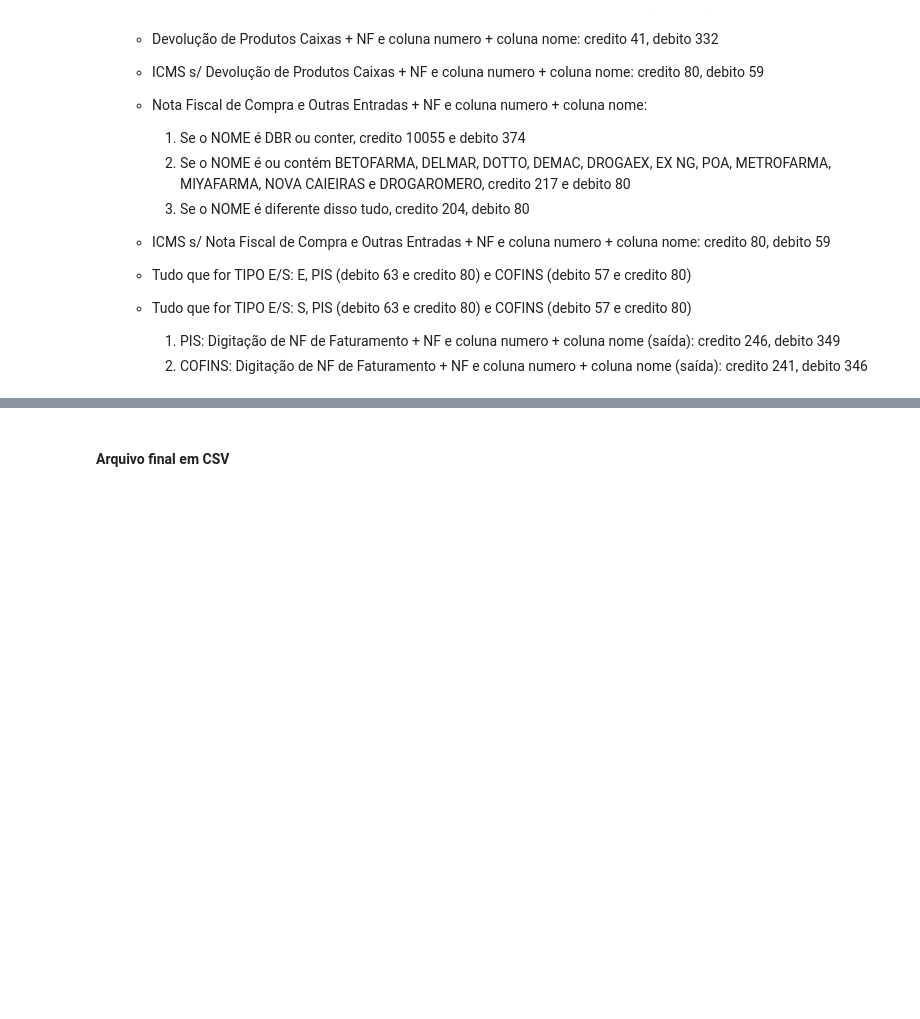
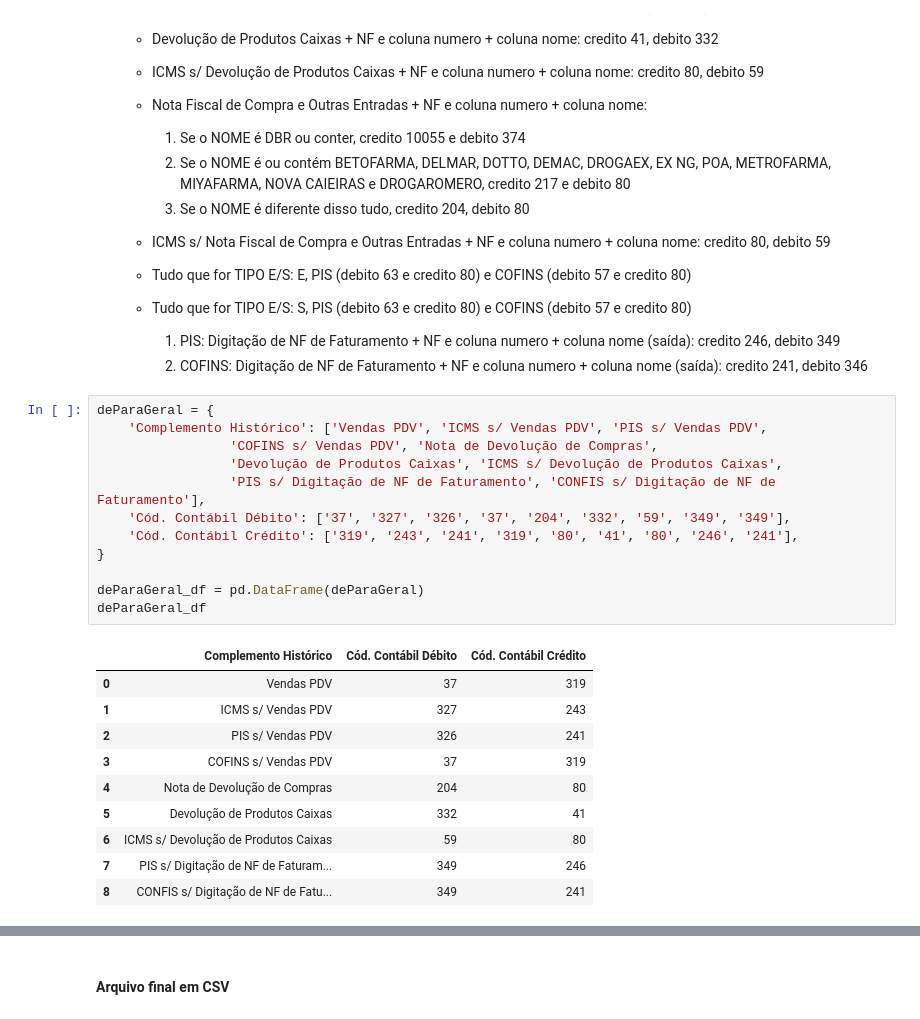
Before and after one commit to mayaram4rtins/compilador-de-arquivos-excel, a Jupyter notebook: compilador-de-arquivos-excel.ipynb, the cells around one changed output, grey strips where cells are left out. Cells and saved outputs as stored; diff of their text form; blank space fills up the shorter version.

```diff
--- a/compilador-de-arquivos-excel.ipynb
+++ b/compilador-de-arquivos-excel.ipynb
@@ -656,3 +656,26 @@ arqFinal_df.reset_index()
      * Tudo que for TIPO E/S: S, PIS (debito 63 e credito 80) e COFINS (debito 57 e credito 80)
           1. PIS: Digitação de NF de Faturamento + NF e coluna numero + coluna nome (saída): credito 246, debito 349
           2. COFINS: Digitação de NF de Faturamento + NF e coluna numero + coluna nome (saída): credito 241, debito 346
+# %%
+deParaGeral = {
+    'Complemento Histórico': ['Vendas PDV', 'ICMS s/ Vendas PDV', 'PIS s/ Vendas PDV',
+                 'COFINS s/ Vendas PDV', 'Nota de Devolução de Compras',
+                 'Devolução de Produtos Caixas', 'ICMS s/ Devolução de Produtos Caixas',
+                 'PIS s/ Digitação de NF de Faturamento', 'CONFIS s/ Digitação de NF de Faturamento'],
+    'Cód. Contábil Débito': ['37', '327', '326', '37', '204', '332', '59', '349', '349'],
+    'Cód. Contábil Crédito': ['319', '243', '241', '319', '80', '41', '80', '246', '241'],
+}
+
+deParaGeral_df = pd.DataFrame(deParaGeral)
+deParaGeral_df
+# %% [output]
+|  | Complemento Histórico | Cód. Contábil Débito | Cód. Contábil Crédito |
+| 0 | Vendas PDV | 37 | 319 |
+| 1 | ICMS s/ Vendas PDV | 327 | 243 |
+| 2 | PIS s/ Vendas PDV | 326 | 241 |
+| 3 | COFINS s/ Vendas PDV | 37 | 319 |
+| 4 | Nota de Devolução de Compras | 204 | 80 |
+| 5 | Devolução de Produtos Caixas | 332 | 41 |
+| 6 | ICMS s/ Devolução de Produtos Caixas | 59 | 80 |
+| 7 | PIS s/ Digitação de NF de Faturam... | 349 | 246 |
+| 8 | CONFIS s/ Digitação de NF de Fatu... | 349 | 241 |
```
Also changed, not shown: parts of 1 cell of this notebook, 3 other files.
